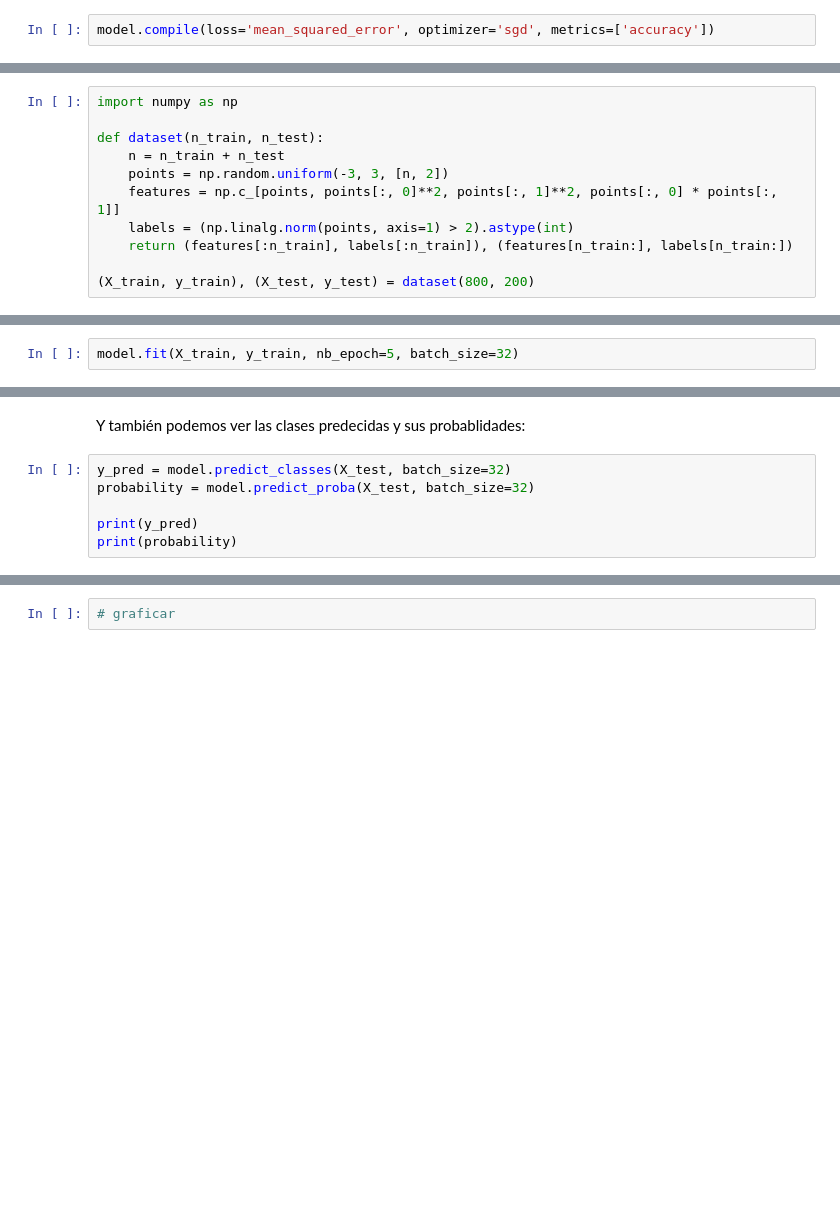
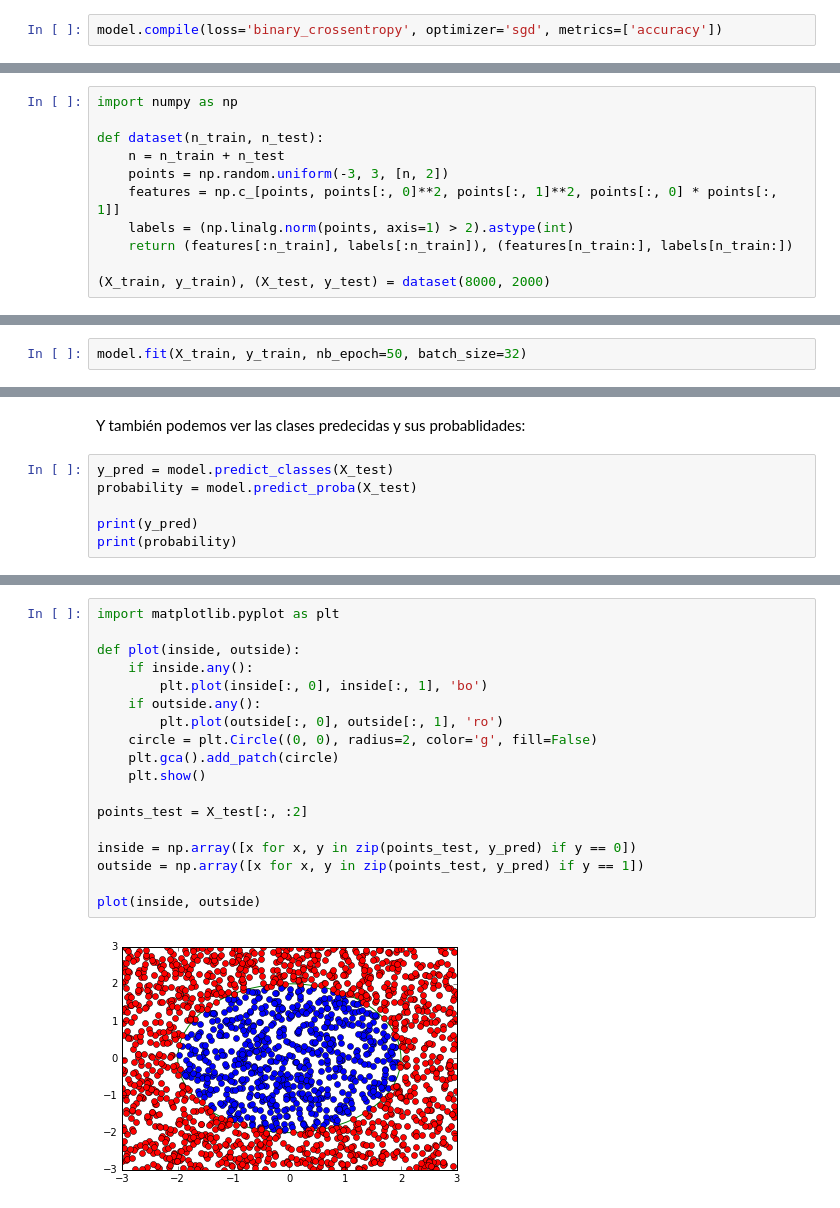
Before and after one commit to bryant1410/dlpln-keras, a Jupyter notebook: keras.ipynb, the cells around one changed output, grey strips where cells are left out. Saved outputs shown, nothing was run; the diff lists cells and outputs as text; blank space fills up the shorter version.

```diff
--- a/keras.ipynb
+++ b/keras.ipynb
@@ -29,7 +40,7 @@ SVG(model_to_dot(model).create(prog='dot', format='svg'))
 # %% [markdown]
 Luego hay que compilar:
 # %%
-model.compile(loss='mean_squared_error', optimizer='sgd', metrics=['accuracy'])
+model.compile(loss='binary_crossentropy', optimizer='sgd', metrics=['accuracy'])
 # %% [markdown]
 Usamos un conjunto de datos de ejemplo:
 # %%
@@ -42,9 +53,9 @@ def dataset(n_train, n_test):
     labels = (np.linalg.norm(points, axis=1) > 2).astype(int)
     return (features[:n_train], labels[:n_train]), (features[n_train:], labels[n_train:])
 
-(X_train, y_train), (X_test, y_test) = dataset(800, 200)
+(X_train, y_train), (X_test, y_test) = dataset(8000, 2000)
 # %% [markdown]
 Entrenamos la red:
 # %%
-model.fit(X_train, y_train, nb_epoch=5, batch_size=32)
+model.fit(X_train, y_train, nb_epoch=50, batch_size=32)
 # %% [output]
@@ -73,8 +91,8 @@ Acierto: 0.805
 # %% [markdown]
 Y también podemos ver las clases predecidas y sus probablidades:
 # %%
-y_pred = model.predict_classes(X_test, batch_size=32)
-probability = model.predict_proba(X_test, batch_size=32)
+y_pred = model.predict_classes(X_test)
+probability = model.predict_proba(X_test)
 
 print(y_pred)
 print(probability)
@@ -99,2 +113,20 @@ print(probability)
-# %%
-# graficar
+# %%
+import matplotlib.pyplot as plt
+
+def plot(inside, outside):
+    if inside.any():
+        plt.plot(inside[:, 0], inside[:, 1], 'bo')
+    if outside.any():
+        plt.plot(outside[:, 0], outside[:, 1], 'ro')
+    circle = plt.Circle((0, 0), radius=2, color='g', fill=False)
+    plt.gca().add_patch(circle)
+    plt.show()
+
+points_test = X_test[:, :2]
+
+inside = np.array([x for x, y in zip(points_test, y_pred) if y == 0])
+outside = np.array([x for x, y in zip(points_test, y_pred) if y == 1])
+
+plot(inside, outside)
+# %% [output]
+[figure, added]
```
Also changed, not shown: parts of 8 cells of this notebook.
